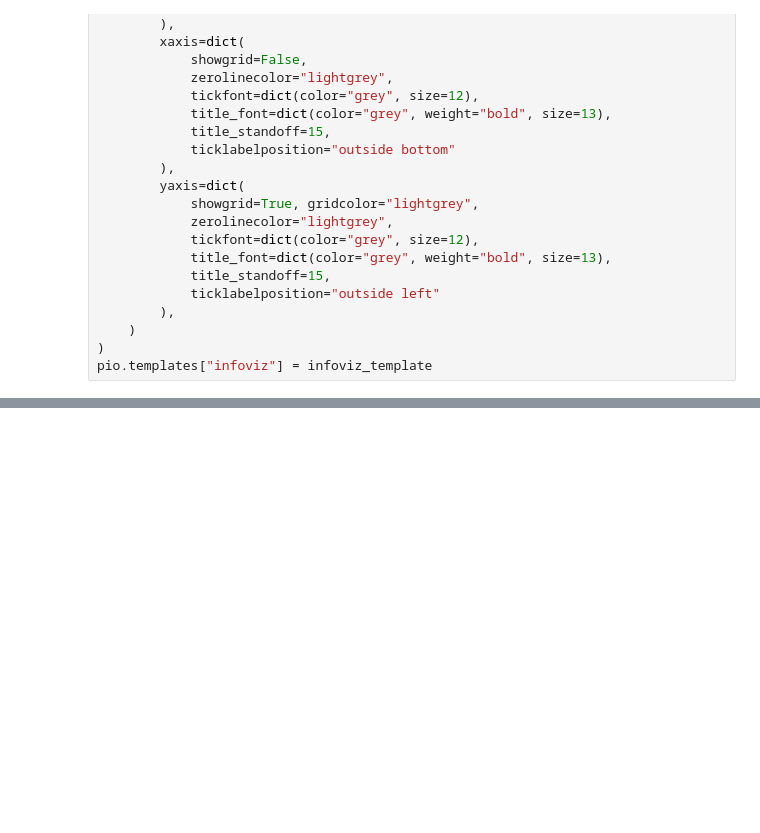
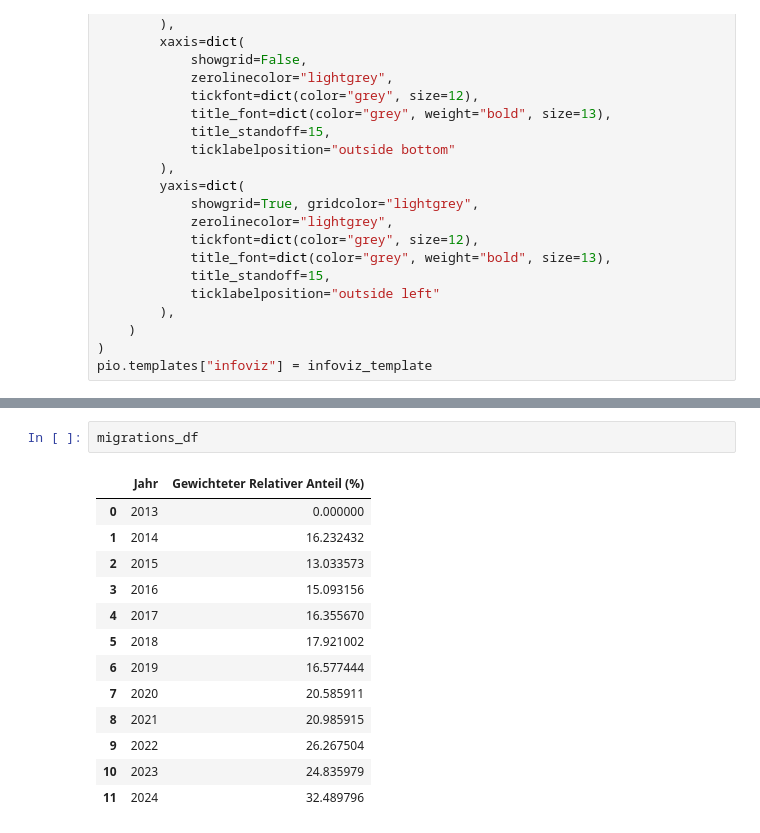
Before and after one commit to davidbirkenberger/infoviz, a Jupyter notebook: Migrationshintergrund.ipynb, the cells around one changed output, grey strips where cells are left out. Cells and saved outputs as stored; diff of their text form; blank space fills up the shorter version.

```diff
--- a/Migrationshintergrund.ipynb
+++ b/Migrationshintergrund.ipynb
@@ -200,0 +245,16 @@ pio.templates["infoviz"] = infoviz_template
+# %%
+migrations_df
+# %% [output]
+|  | Jahr | Gewichteter Relativer Anteil (%) |
+| 0 | 2013 | 0.000000 |
+| 1 | 2014 | 16.232432 |
+| 2 | 2015 | 13.033573 |
+| 3 | 2016 | 15.093156 |
+| 4 | 2017 | 16.355670 |
+| 5 | 2018 | 17.921002 |
+| 6 | 2019 | 16.577444 |
+| 7 | 2020 | 20.585911 |
+| 8 | 2021 | 20.985915 |
+| 9 | 2022 | 26.267504 |
+| 10 | 2023 | 24.835979 |
+| 11 | 2024 | 32.489796 |
```
Also changed, not shown: parts of 7 cells of this notebook, 5 other files.
